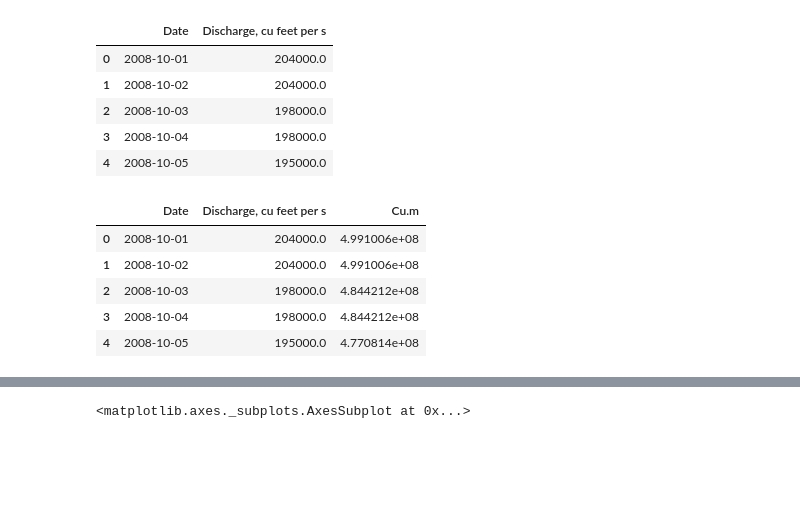
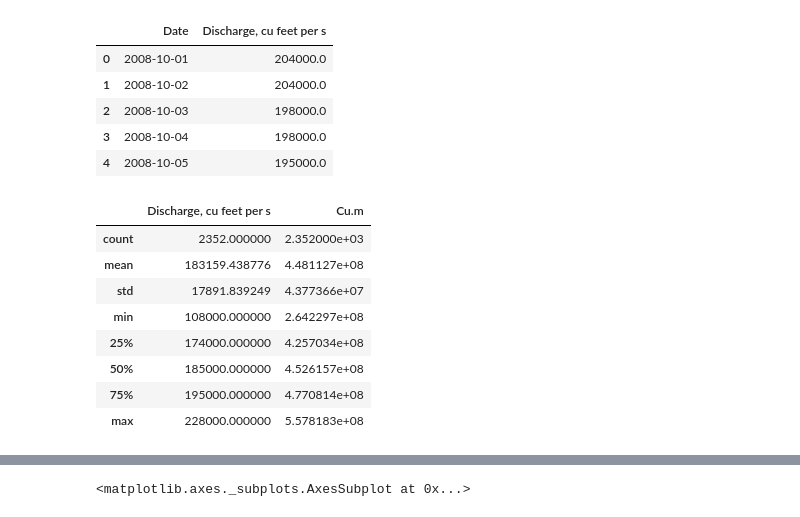
Before and after one commit to pycckuu/Great-Lakes-Data, a Jupyter notebook: post_proc_scripts/weather_input_mylake/River inputs.ipynb, the cells around one changed output, grey strips where cells are left out. Saved outputs shown, nothing was run; the diff lists cells and outputs as text; code cells hidden in the pictures; blank space fills up the shorter version.

```diff
--- a/post_proc_scripts/weather_input_mylake/River inputs.ipynb
+++ b/post_proc_scripts/weather_input_mylake/River inputs.ipynb
@@ -35,6 +46,7 @@ df = df[pd.to_numeric(df['Discharge, cu feet per s'].notnull(), errors='coerce')
 # df=df.astype(float,  errors='ignore')
 # df=df[pd.to_numeric(df['Year'].notnull(), errors='coerce')]
 # %%
-df['Date'] = df.apply(lambda x:datetime.strptime("{0} 00:00:00".format(x['Date']), " %Y-%m-%d %H:%M:%S"),axis=1)
+df['Date'] = df.apply(lambda x:datetime.strptime("{0}".format(x['Date']), "%Y-%m-%d %H:%M:%S"),axis=1)
+mdf['Date'] = mdf.apply(lambda x:datetime.strptime("{0} 00:00:00".format(x[' datetime']), " %Y-%m-%d %H:%M:%S"),axis=1)
 # %%
 df['Cu.m'] = df['Discharge, cu feet per s']*0.0283168*60*60*24
@@ -41,9 +54,12 @@ df['Cu.m'] = df['Discharge, cu feet per s']*0.0283168*60*60*24
 # %%
-df.head()
+df.describe()
 # %% [output]
-|  | Date | Discharge, cu feet per s | Cu.m |
-| 0 | 2008-10-01 | 204000.0 | 4.991006e+08 |
-| 1 | 2008-10-02 | 204000.0 | 4.991006e+08 |
-| 2 | 2008-10-03 | 198000.0 | 4.844212e+08 |
-| 3 | 2008-10-04 | 198000.0 | 4.844212e+08 |
-| 4 | 2008-10-05 | 195000.0 | 4.770814e+08 |
+|  | Discharge, cu feet per s | Cu.m |
+| count | 2352.000000 | 2.352000e+03 |
+| mean | 183159.438776 | 4.481127e+08 |
+| std | 17891.839249 | 4.377366e+07 |
+| min | 108000.000000 | 2.642297e+08 |
+| 25% | 174000.000000 | 4.257034e+08 |
+| 50% | 185000.000000 | 4.526157e+08 |
+| 75% | 195000.000000 | 4.770814e+08 |
+| max | 228000.000000 | 5.578183e+08 |
```
Also changed, not shown: parts of 23 cells of this notebook, 14 other files.
